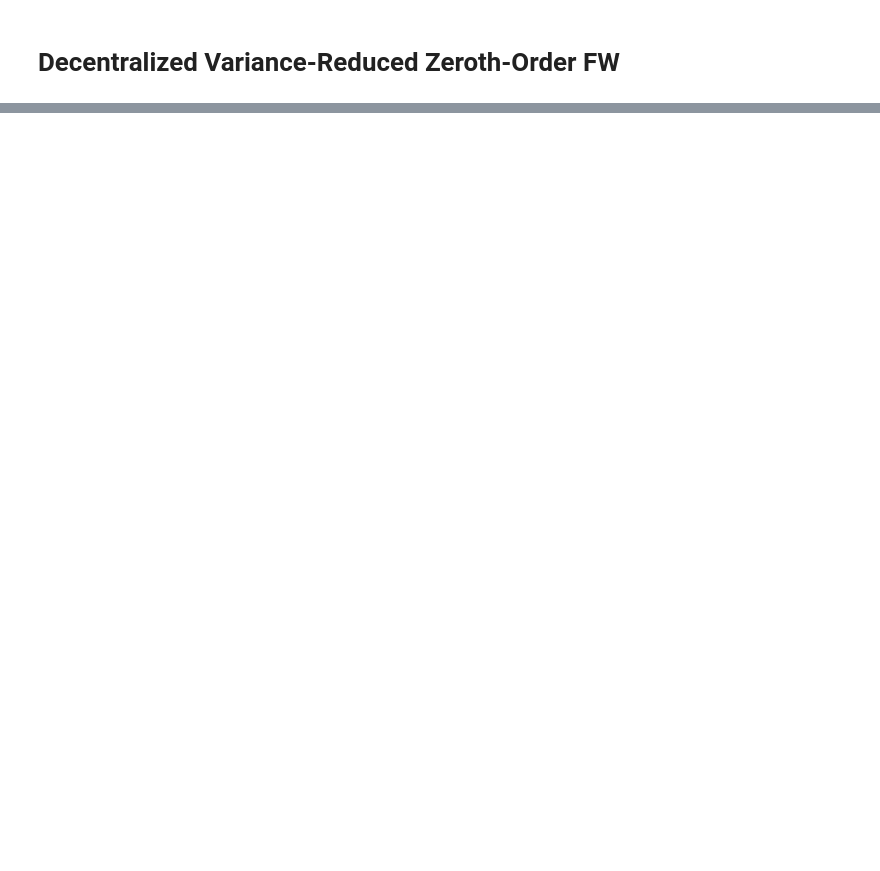
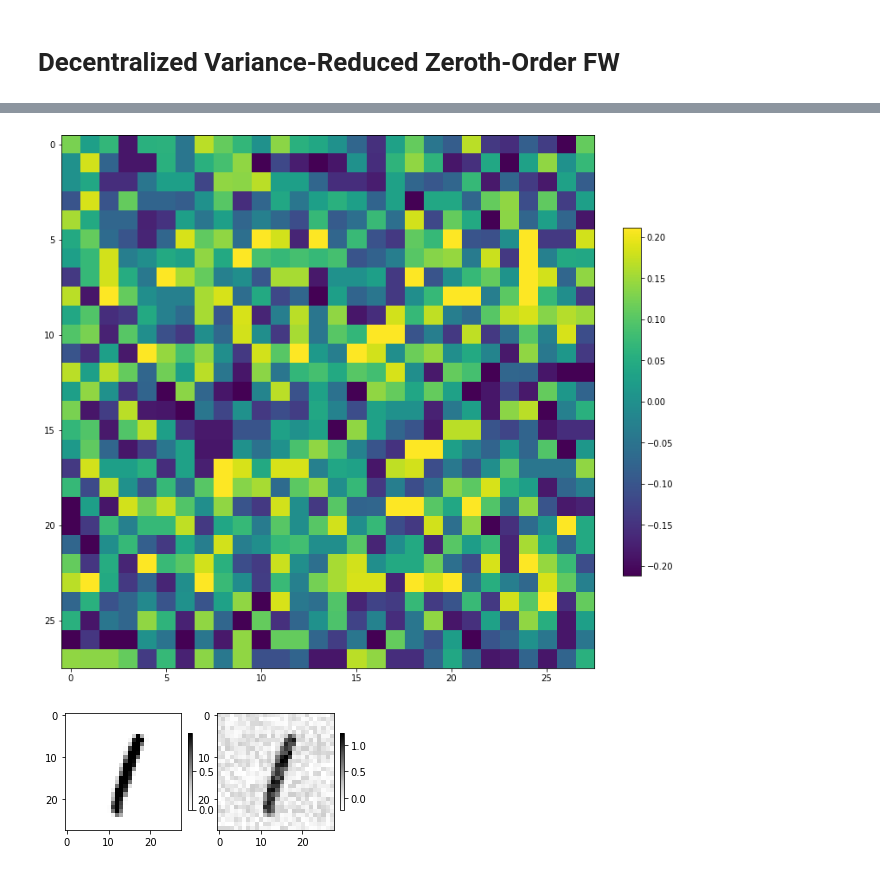
Before and after one commit to silviapoletti/Universal-Adversarial-Perturbation-starring-Frank-Wolfe, a Jupyter notebook: src/perturbation_notebook.ipynb, the cells around one changed output, grey strips where cells are left out. Cells and saved outputs as stored; diff of their text form; code cells hidden in the pictures; blank space fills up the shorter version.

Commit message:
Changed tmp file to main variance reduced main, and added codes for testing

```diff
--- a/src/perturbation_notebook.ipynb
+++ b/src/perturbation_notebook.ipynb
@@ -172,13 +177,17 @@ T = 10
 epsilon = 0.25
 d = 784
 # %%
-delta = decentralized_variance_reduced_zo_FW(images, targets, lenet5.negative_loss, S2, T, M, n, epsilon, d, q, S1)
-np.save(f"./data/perturbation_variance", delta[-1])
+#delta = decentralized_variance_reduced_zo_FW(images, targets, lenet5.negative_loss, S2, T, M, n, epsilon, d, q, S1)
+#np.save(f"./data/perturbation_variance", delta[-1])
+delta = np.load(f"./data/perturbation_variance.npy")
 
-perturbation = np.tile(delta[-1], data.shape[0])
+perturbation = np.tile(delta, data.shape[0])
 perturbation = perturbation.reshape((data.shape[0],28,28,1))
 perturbated_data = data + perturbation
 perturbated_data = np.clip(perturbated_data, 0., 1.)
 
 loss = lenet5.model.evaluate(perturbated_data, labels)
-loss_history.append(loss)
+plot_perturbation(delta, 10000)
+plot_perturbated_img(delta, 10000)
+#loss_history.append(loss)
+# %% [output]
@@ -184,0 +195,2 @@ loss_history.append(loss)
+[figure, added]
+[figure, added]
```
Also changed, not shown: parts of 3 cells of this notebook, 1 other file.
